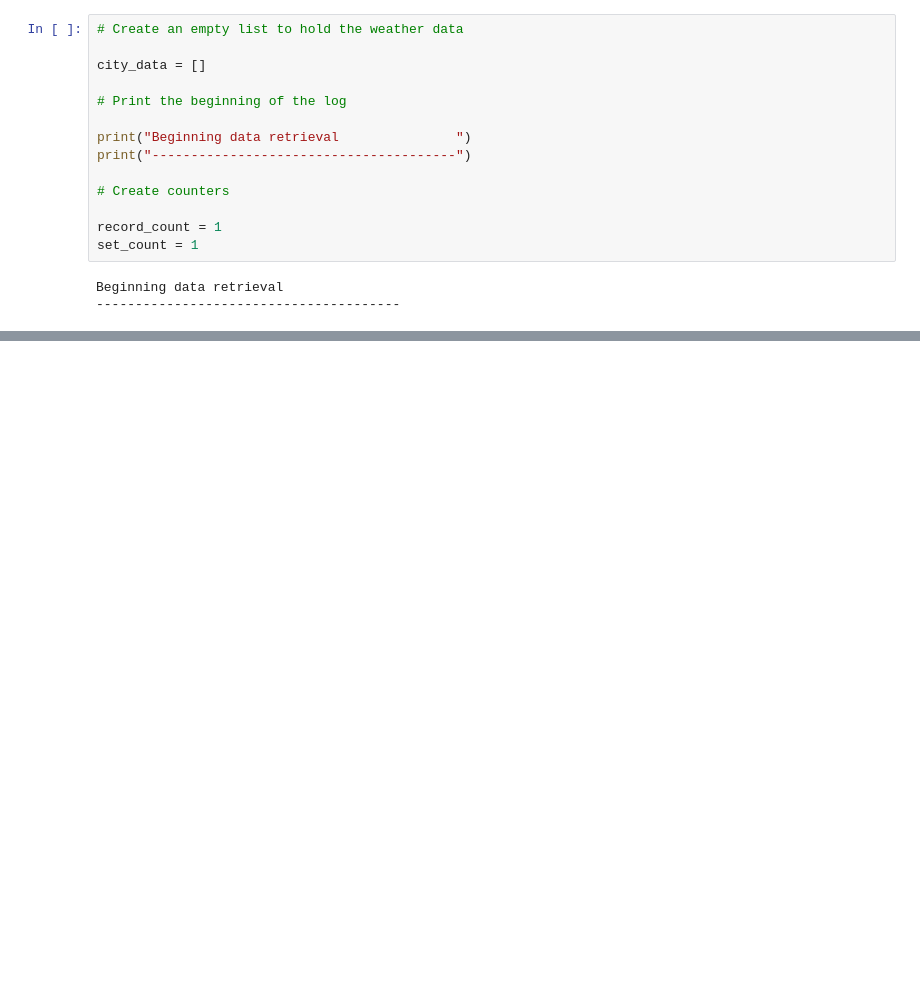
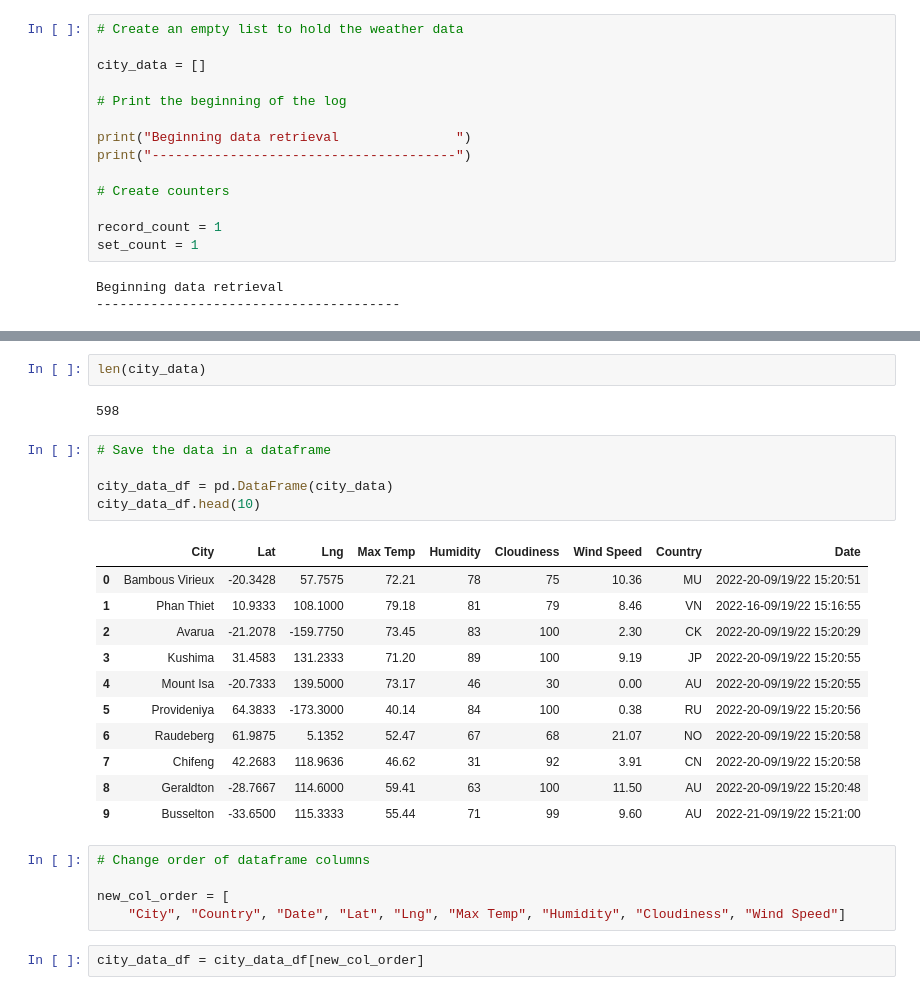
Before and after one commit to Katidian/World_Weather_Analysis, a Jupyter notebook: WeatherPy.ipynb, the cells around one changed output, grey strips where cells are left out. Cells and saved outputs as stored; diff of their text form; blank space fills up the shorter version.

```diff
--- a/WeatherPy.ipynb
+++ b/WeatherPy.ipynb
@@ -112,0 +162,28 @@ try:
+# %%
+len(city_data)
+# %% [output]
+598
+# %%
+# Save the data in a dataframe
+
+city_data_df = pd.DataFrame(city_data)
+city_data_df.head(10)
+# %% [output]
+|  | City | Lat | Lng | Max Temp | Humidity | Cloudiness | Wind Speed | Country | Date |
+| 0 | Bambous Virieux | -20.3428 | 57.7575 | 72.21 | 78 | 75 | 10.36 | MU | 2022-20-09/19/22 15:20:51 |
+| 1 | Phan Thiet | 10.9333 | 108.1000 | 79.18 | 81 | 79 | 8.46 | VN | 2022-16-09/19/22 15:16:55 |
+| 2 | Avarua | -21.2078 | -159.7750 | 73.45 | 83 | 100 | 2.30 | CK | 2022-20-09/19/22 15:20:29 |
+| 3 | Kushima | 31.4583 | 131.2333 | 71.20 | 89 | 100 | 9.19 | JP | 2022-20-09/19/22 15:20:55 |
+| 4 | Mount Isa | -20.7333 | 139.5000 | 73.17 | 46 | 30 | 0.00 | AU | 2022-20-09/19/22 15:20:55 |
+| 5 | Provideniya | 64.3833 | -173.3000 | 40.14 | 84 | 100 | 0.38 | RU | 2022-20-09/19/22 15:20:56 |
+| 6 | Raudeberg | 61.9875 | 5.1352 | 52.47 | 67 | 68 | 21.07 | NO | 2022-20-09/19/22 15:20:58 |
+| 7 | Chifeng | 42.2683 | 118.9636 | 46.62 | 31 | 92 | 3.91 | CN | 2022-20-09/19/22 15:20:58 |
+| 8 | Geraldton | -28.7667 | 114.6000 | 59.41 | 63 | 100 | 11.50 | AU | 2022-20-09/19/22 15:20:48 |
+| 9 | Busselton | -33.6500 | 115.3333 | 55.44 | 71 | 99 | 9.60 | AU | 2022-21-09/19/22 15:21:00 |
+# %%
+# Change order of dataframe columns
+
+new_col_order = [
+    "City", "Country", "Date", "Lat", "Lng", "Max Temp", "Humidity", "Cloudiness", "Wind Speed"]
+# %%
+city_data_df = city_data_df[new_col_order]
```
Also changed, not shown: parts of 9 cells of this notebook, 1 other file.
